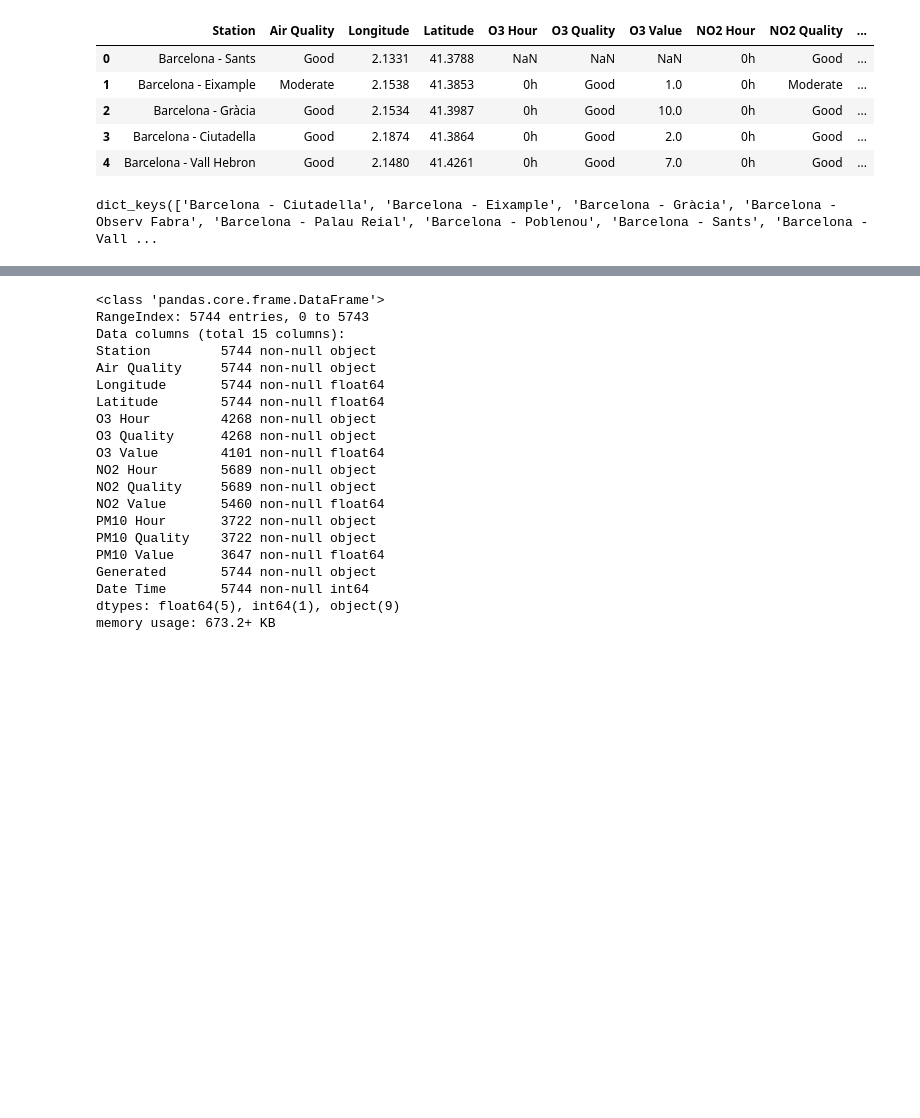
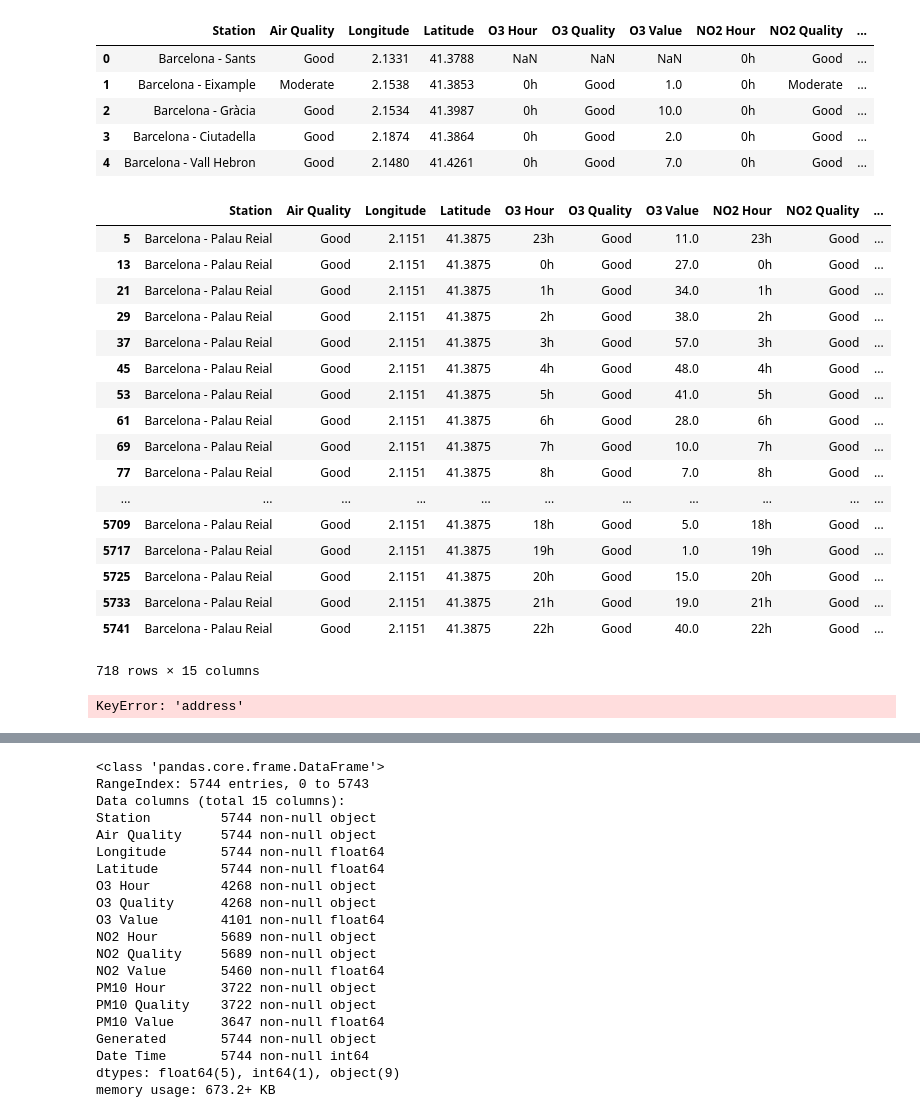
Before and after one commit to catherinelee274/Barcelona-Prediction, a Jupyter notebook: barcelona_eda.ipynb, the cells around one changed output, grey strips where cells are left out. Drawn from its saved outputs; the diff is of its cells as text; code cells hidden in the pictures; blank space fills up the shorter version.

```diff
--- a/barcelona_eda.ipynb
+++ b/barcelona_eda.ipynb
@@ -197,8 +248,29 @@ AQ.head()
 | 2 | Barcelona - Gràcia | Good | 2.1534 | 41.3987 | 0h | Good | 10.0 | 0h | Good | ... |
 | 3 | Barcelona - Ciutadella | Good | 2.1874 | 41.3864 | 0h | Good | 2.0 | 0h | Good | ... |
 | 4 | Barcelona - Vall Hebron | Good | 2.1480 | 41.4261 | 0h | Good | 7.0 | 0h | Good | ... |
-# %%
-g = AQ.groupby('Station')
-g.groups.keys()
-# %% [output]
-dict_keys(['Barcelona - Ciutadella', 'Barcelona - Eixample', 'Barcelona - Gràcia', 'Barcelona - Observ Fabra', 'Barcelona - Palau Reial', 'Barcelona - Poblenou', 'Barcelona - Sants', 'Barcelona - Vall ...
+# %%
+#find which district these stations lie in
+AQ.loc[AQ['Station'] == 'Barcelona - Palau Reial' ]
+# %% [output]
+|  | Station | Air Quality | Longitude | Latitude | O3 Hour | O3 Quality | O3 Value | NO2 Hour | NO2 Quality | ... |
+| 5 | Barcelona - Palau Reial | Good | 2.1151 | 41.3875 | 23h | Good | 11.0 | 23h | Good | ... |
+| 13 | Barcelona - Palau Reial | Good | 2.1151 | 41.3875 | 0h | Good | 27.0 | 0h | Good | ... |
+| 21 | Barcelona - Palau Reial | Good | 2.1151 | 41.3875 | 1h | Good | 34.0 | 1h | Good | ... |
+| 29 | Barcelona - Palau Reial | Good | 2.1151 | 41.3875 | 2h | Good | 38.0 | 2h | Good | ... |
+| 37 | Barcelona - Palau Reial | Good | 2.1151 | 41.3875 | 3h | Good | 57.0 | 3h | Good | ... |
+| 45 | Barcelona - Palau Reial | Good | 2.1151 | 41.3875 | 4h | Good | 48.0 | 4h | Good | ... |
+| 53 | Barcelona - Palau Reial | Good | 2.1151 | 41.3875 | 5h | Good | 41.0 | 5h | Good | ... |
+| 61 | Barcelona - Palau Reial | Good | 2.1151 | 41.3875 | 6h | Good | 28.0 | 6h | Good | ... |
+| 69 | Barcelona - Palau Reial | Good | 2.1151 | 41.3875 | 7h | Good | 10.0 | 7h | Good | ... |
+| 77 | Barcelona - Palau Reial | Good | 2.1151 | 41.3875 | 8h | Good | 7.0 | 8h | Good | ... |
+| ... | ... | ... | ... | ... | ... | ... | ... | ... | ... | ... |
+| 5709 | Barcelona - Palau Reial | Good | 2.1151 | 41.3875 | 18h | Good | 5.0 | 18h | Good | ... |
+| 5717 | Barcelona - Palau Reial | Good | 2.1151 | 41.3875 | 19h | Good | 1.0 | 19h | Good | ... |
+| 5725 | Barcelona - Palau Reial | Good | 2.1151 | 41.3875 | 20h | Good | 15.0 | 20h | Good | ... |
+| 5733 | Barcelona - Palau Reial | Good | 2.1151 | 41.3875 | 21h | Good | 19.0 | 21h | Good | ... |
+| 5741 | Barcelona - Palau Reial | Good | 2.1151 | 41.3875 | 22h | Good | 40.0 | 22h | Good | ... |
+718 rows × 15 columns
+# %%
+find_loc(41.3864,2.1874)
+# %% [output]
+KeyError: 'address'
```
Also changed, not shown: parts of 42 cells of this notebook, 3 other files.
